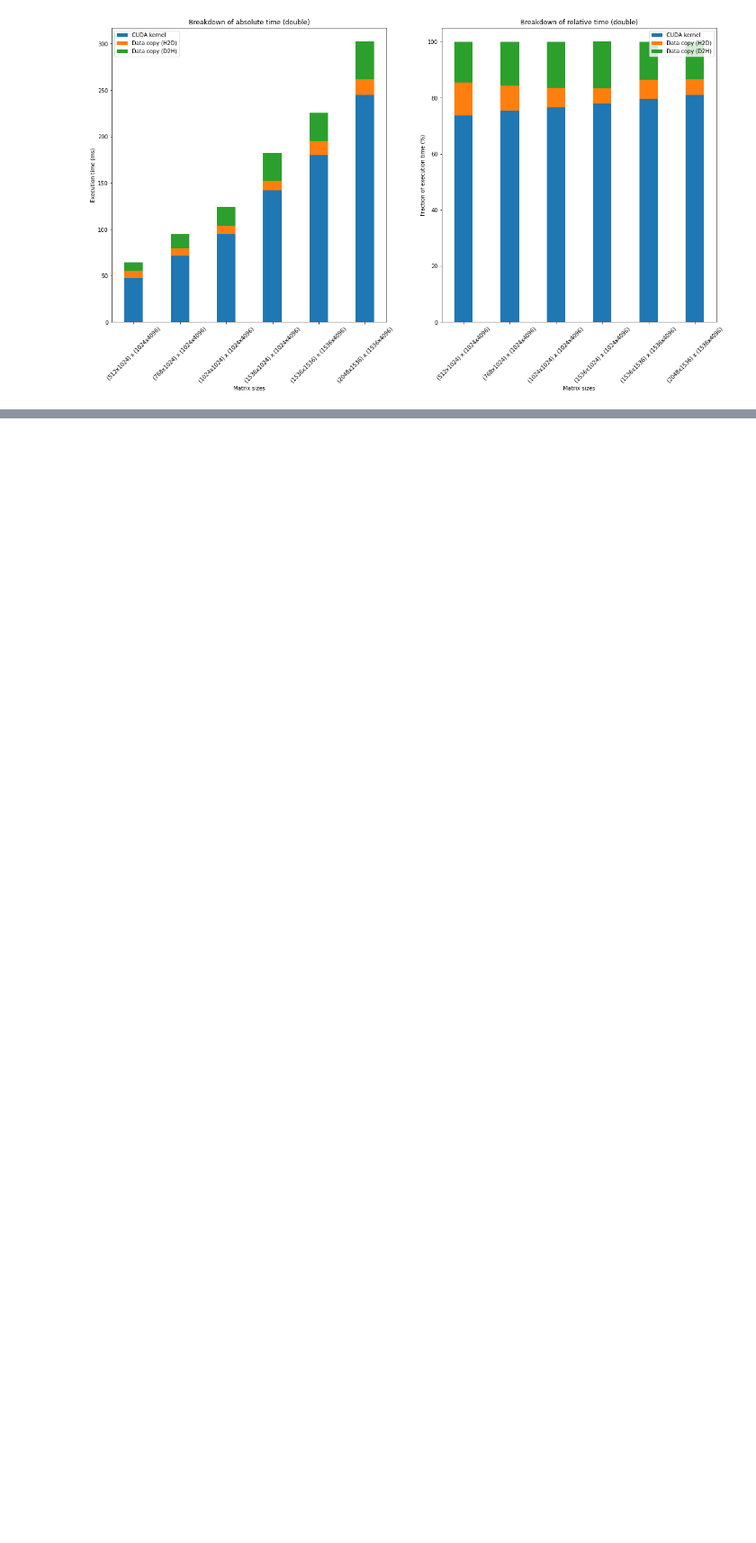
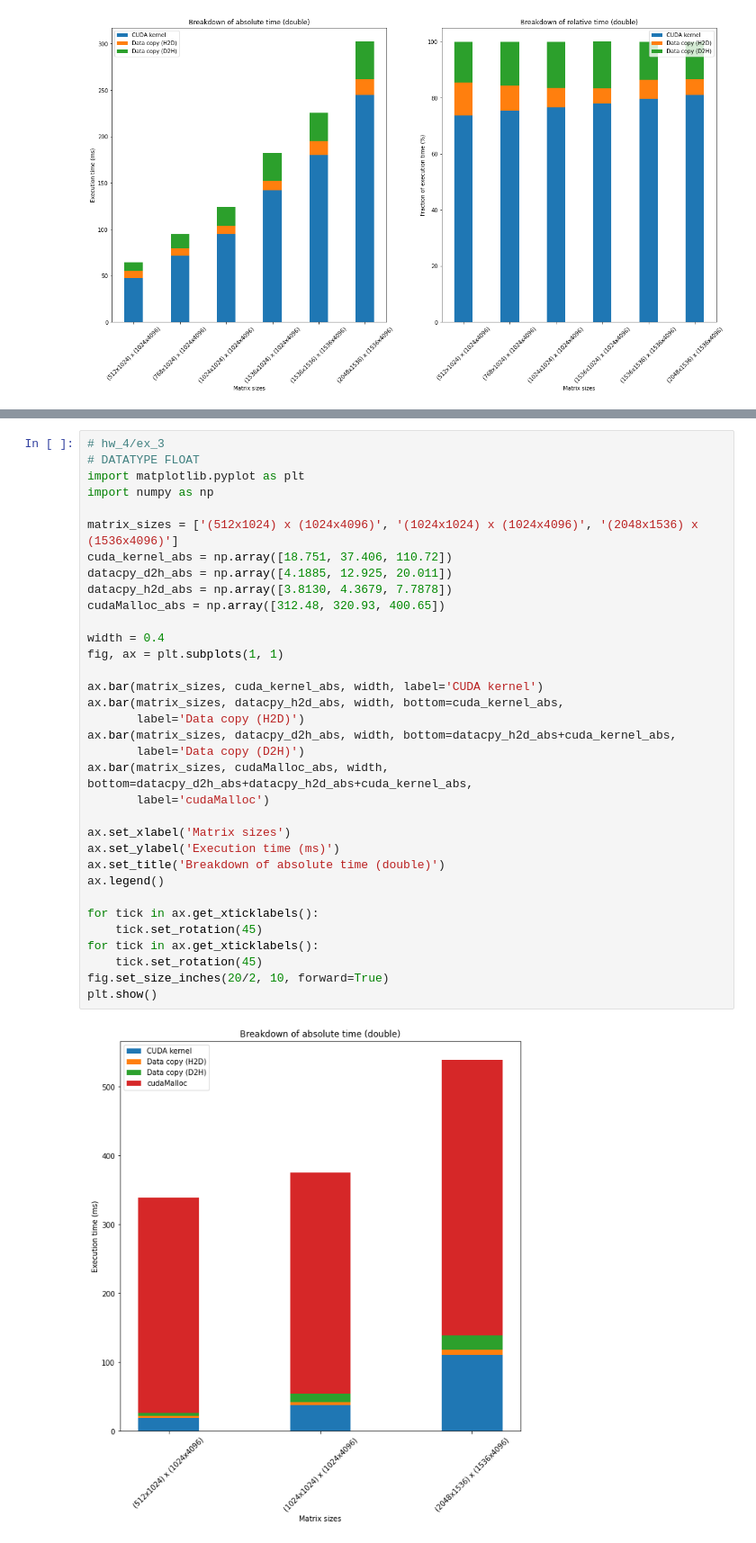
Before and after one commit to TheKastenkarl/DD2360HT22, a Jupyter notebook: hw_3/ex_2/hw3_ex2_2D_dense_matrix_multiplication.ipynb, the cells around one changed output, grey strips where cells are left out. Shown at 90% size. Cells and saved outputs as stored; diff of their text form; blank space fills up the shorter version.

```diff
--- a/hw_3/ex_2/hw3_ex2_2D_dense_matrix_multiplication.ipynb
+++ b/hw_3/ex_2/hw3_ex2_2D_dense_matrix_multiplication.ipynb
@@ -181,0 +208,36 @@ plt.show()
+# %%
+# hw_4/ex_3
+# DATATYPE FLOAT
+import matplotlib.pyplot as plt
+import numpy as np
+
+matrix_sizes = ['(512x1024) x (1024x4096)', '(1024x1024) x (1024x4096)', '(2048x1536) x (1536x4096)']
+cuda_kernel_abs = np.array([18.751, 37.406, 110.72])
+datacpy_d2h_abs = np.array([4.1885, 12.925, 20.011])
+datacpy_h2d_abs = np.array([3.8130, 4.3679, 7.7878])
+cudaMalloc_abs = np.array([312.48, 320.93, 400.65])
+
+width = 0.4
+fig, ax = plt.subplots(1, 1)
+
+ax.bar(matrix_sizes, cuda_kernel_abs, width, label='CUDA kernel')
+ax.bar(matrix_sizes, datacpy_h2d_abs, width, bottom=cuda_kernel_abs,
+       label='Data copy (H2D)')
+ax.bar(matrix_sizes, datacpy_d2h_abs, width, bottom=datacpy_h2d_abs+cuda_kernel_abs,
+       label='Data copy (D2H)')
+ax.bar(matrix_sizes, cudaMalloc_abs, width, bottom=datacpy_d2h_abs+datacpy_h2d_abs+cuda_kernel_abs,
+       label='cudaMalloc')
+
+ax.set_xlabel('Matrix sizes')
+ax.set_ylabel('Execution time (ms)')
+ax.set_title('Breakdown of absolute time (double)')
+ax.legend()
+
+for tick in ax.get_xticklabels():
+    tick.set_rotation(45)
+for tick in ax.get_xticklabels():
+    tick.set_rotation(45)
+fig.set_size_inches(20/2, 10, forward=True)
+plt.show()
+# %% [output]
+[figure, added]
```
Also changed, not shown: parts of 3 cells of this notebook, 4 other files.
